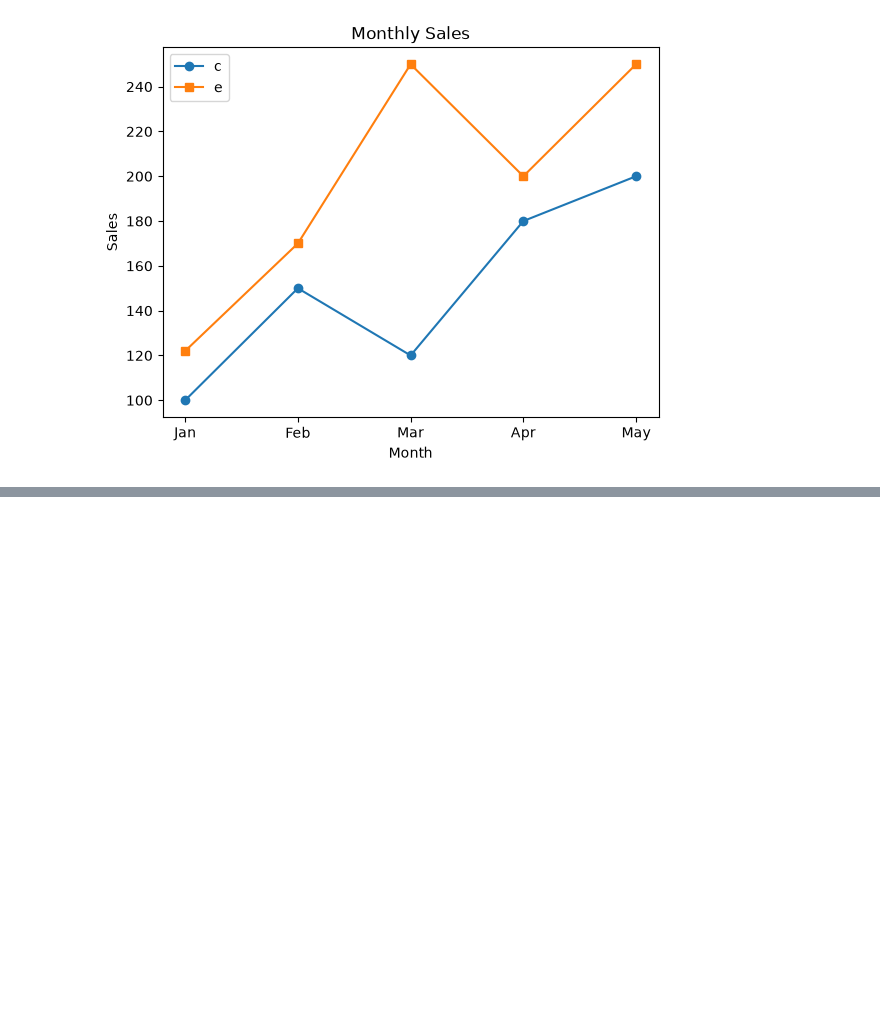
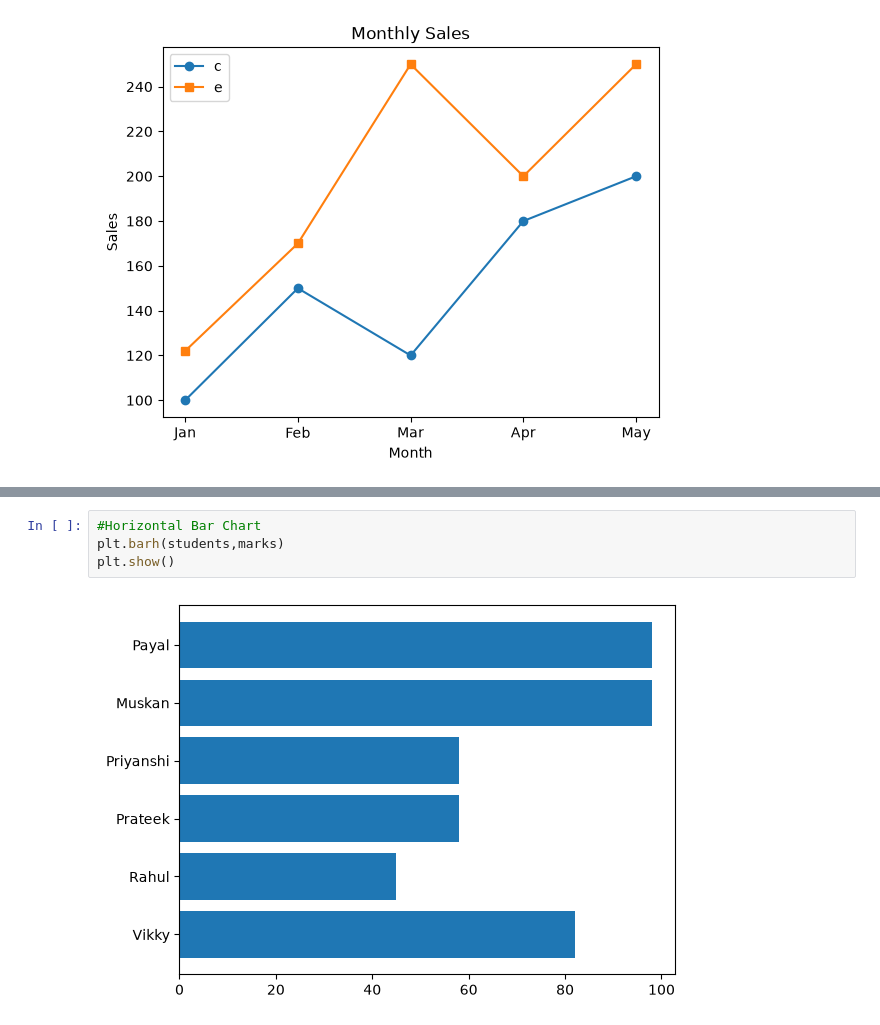
Before and after one commit to Princej-24/DV-PYTHON, a Jupyter notebook: MatPlotLib/matplotlib.ipynb, the cells around one changed output, grey strips where cells are left out. Saved outputs shown, nothing was run; the diff lists cells and outputs as text; blank space fills up the shorter version.

```diff
--- a/MatPlotLib/matplotlib.ipynb
+++ b/MatPlotLib/matplotlib.ipynb
@@ -49,0 +62,6 @@ plt.show()
+# %%
+#Horizontal Bar Chart
+plt.barh(students,marks)
+plt.show()
+# %% [output]
+[figure, added]
```
Also changed, not shown: parts of 3 cells of this notebook.
